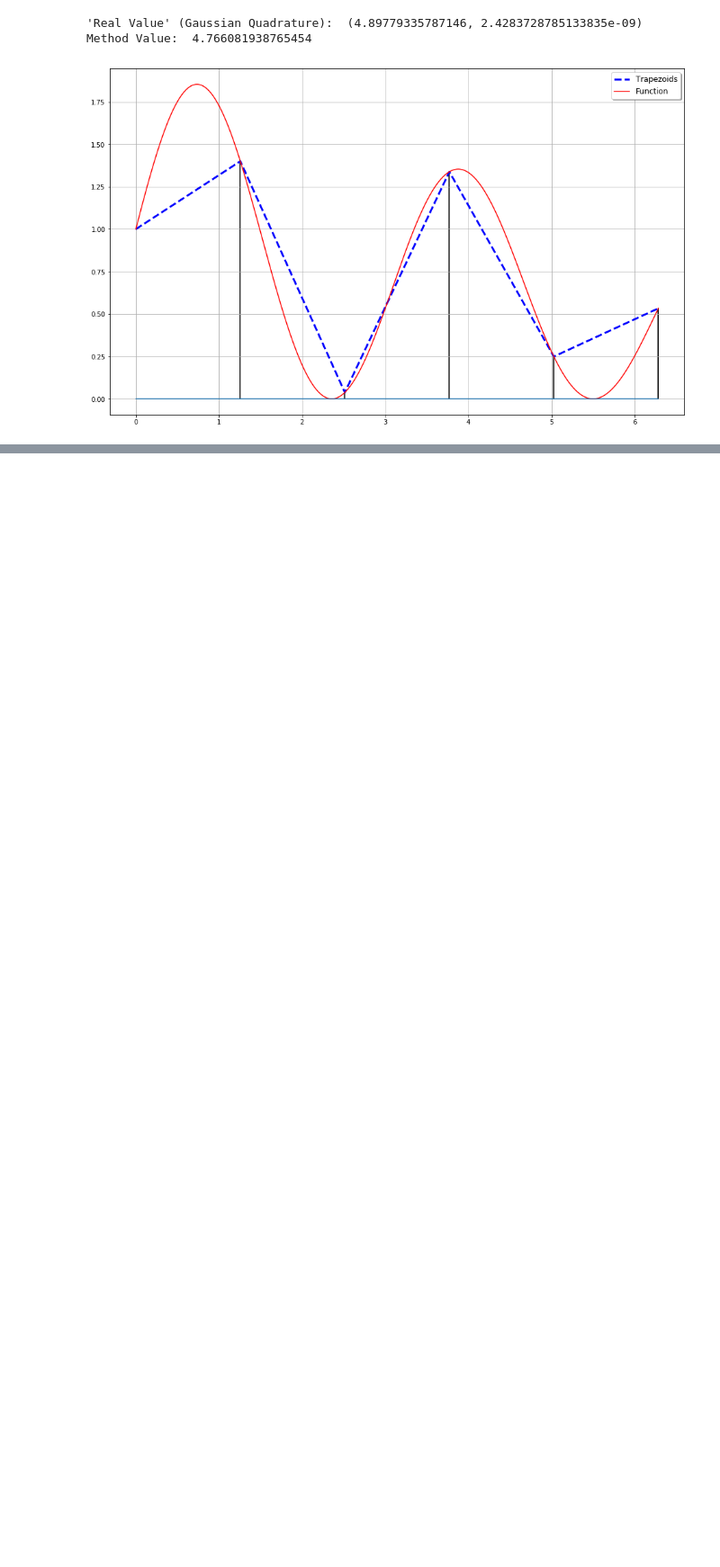
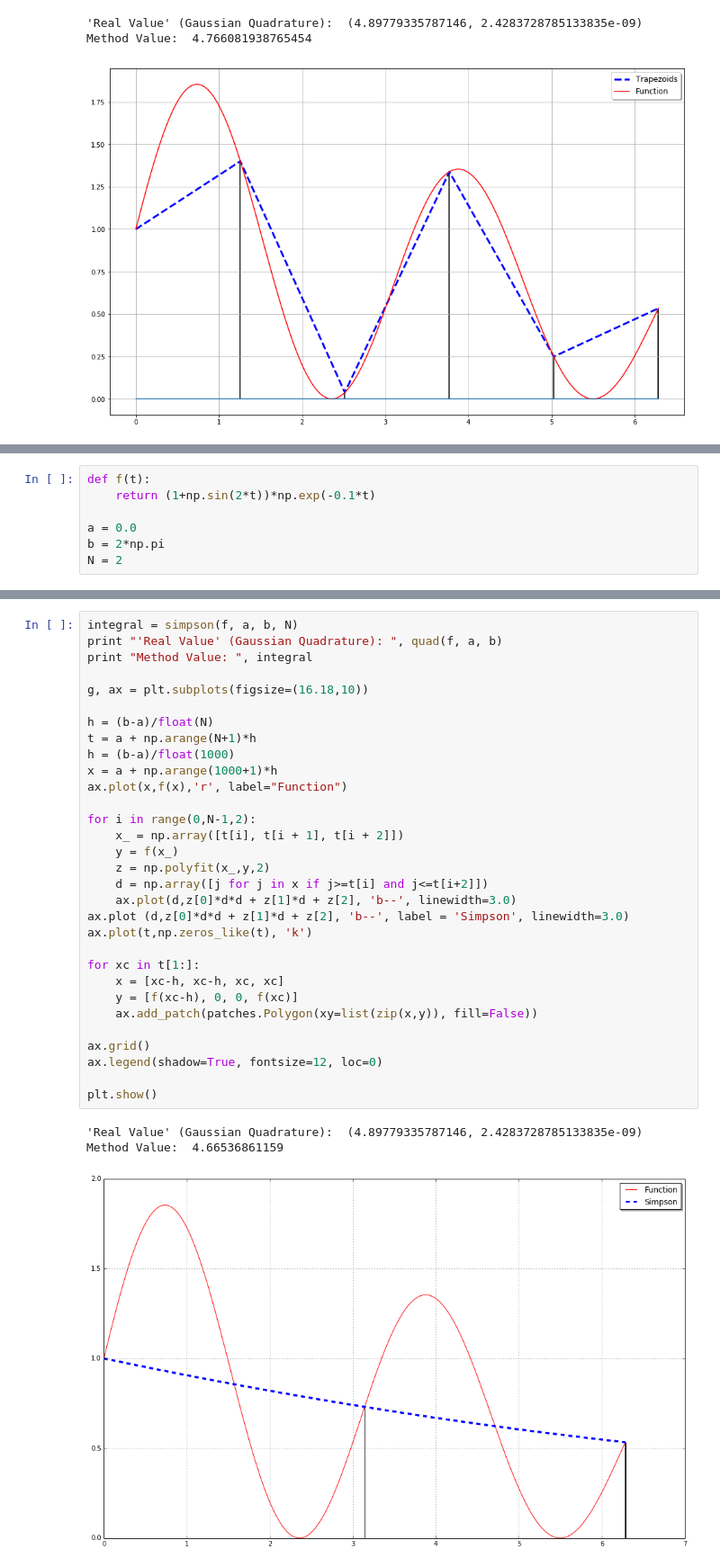
Before and after one commit to rodrigoescorcio/Numerical, a Jupyter notebook: Numerical-Integration.ipynb, the cells around one changed output, grey strips where cells are left out. Shown: that part at 90% size. Cells and saved outputs as stored; diff of their text form; blank space fills up the shorter version.

Commit message:
adds Chained Simpson's rule

```diff
--- a/Numerical-Integration.ipynb
+++ b/Numerical-Integration.ipynb
@@ -62,0 +87,7 @@ Method Value:  4.766081938765454
+# %%
+def f(t):
+    return (1+np.sin(2*t))*np.exp(-0.1*t)
+
+a = 0.0
+b = 2*np.pi
+N = 2
@@ -62,0 +96,35 @@ Method Value:  4.766081938765454
+# %%
+integral = simpson(f, a, b, N)
+print "'Real Value' (Gaussian Quadrature): ", quad(f, a, b)
+print "Method Value: ", integral
+
+g, ax = plt.subplots(figsize=(16.18,10))
+
+h = (b-a)/float(N)
+t = a + np.arange(N+1)*h
+h = (b-a)/float(1000)
+x = a + np.arange(1000+1)*h
+ax.plot(x,f(x),'r', label="Function")
+
+for i in range(0,N-1,2):
+    x_ = np.array([t[i], t[i + 1], t[i + 2]])
+    y = f(x_)
+    z = np.polyfit(x_,y,2)
+    d = np.array([j for j in x if j>=t[i] and j<=t[i+2]])
+    ax.plot(d,z[0]*d*d + z[1]*d + z[2], 'b--', linewidth=3.0)
+ax.plot (d,z[0]*d*d + z[1]*d + z[2], 'b--', label = 'Simpson', linewidth=3.0)
+ax.plot(t,np.zeros_like(t), 'k')
+
+for xc in t[1:]:
+    x = [xc-h, xc-h, xc, xc]
+    y = [f(xc-h), 0, 0, f(xc)]
+    ax.add_patch(patches.Polygon(xy=list(zip(x,y)), fill=False))
+
+ax.grid()
+ax.legend(shadow=True, fontsize=12, loc=0)
+
+plt.show()
+# %% [output]
+'Real Value' (Gaussian Quadrature):  (4.89779335787146, 2.4283728785133835e-09)
+Method Value:  4.66536861159
+[figure, added]
```
Also changed, not shown: parts of 7 cells of this notebook, 1 other file.
